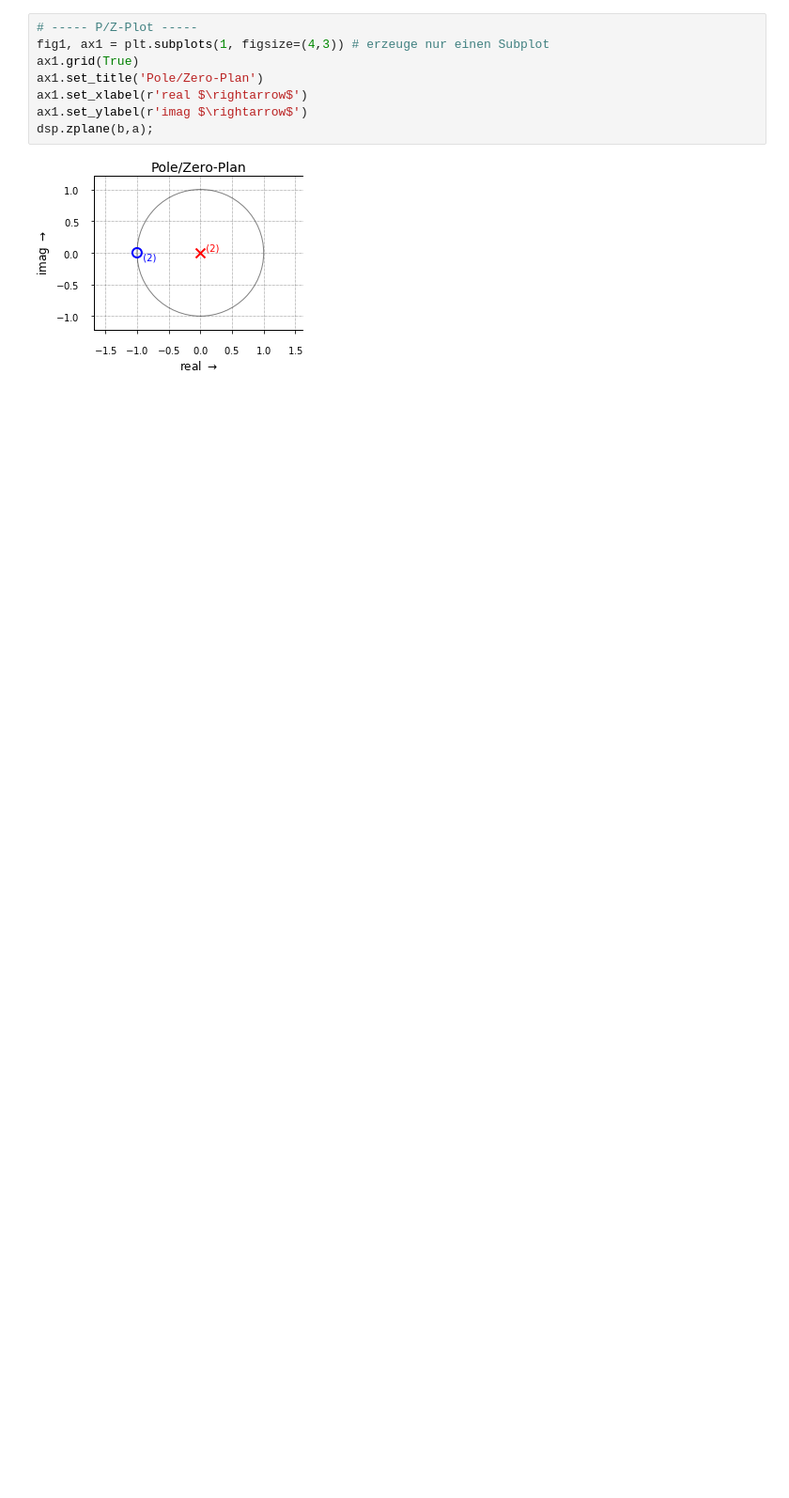
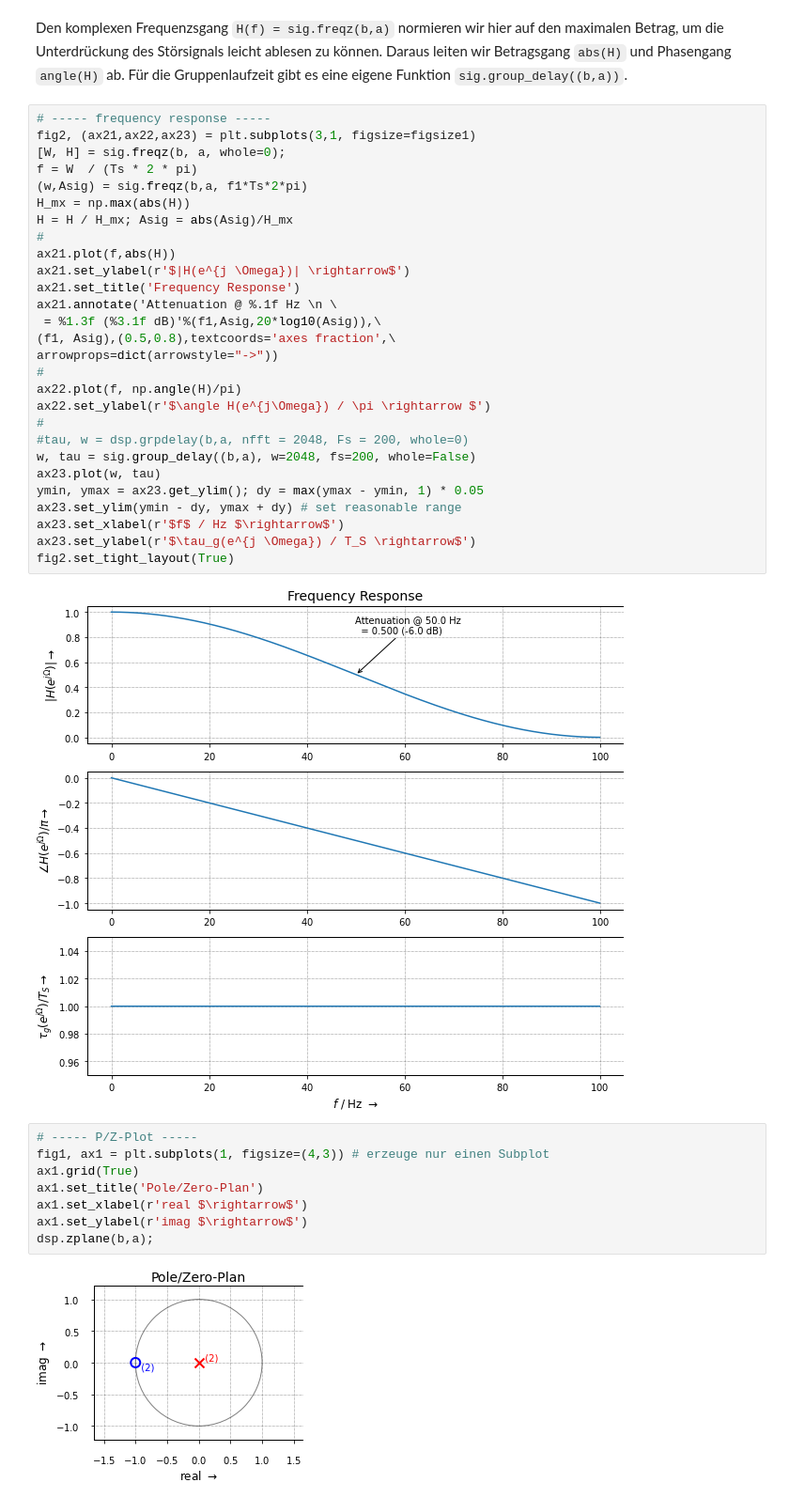
Before and after one commit to chipmuenk/dsp, a Jupyter notebook: notebooks/02_LTF/LTF-sensor.ipynb, the cells around one changed output. Shown at 94% size. Saved outputs shown, nothing was run; the diff lists cells and outputs as text; blank space fills up the shorter version.

```diff
--- a/notebooks/02_LTF/LTF-sensor.ipynb
+++ b/notebooks/02_LTF/LTF-sensor.ipynb
@@ -32,3 +67,35 @@ b = [1,2,1]; a = [1]
+# %% [markdown]
+Den komplexen Frequenzsgang `H(f) = sig.freqz(b,a)` normieren wir hier auf den maximalen Betrag, um die Unterdrückung des Störsignals leicht ablesen zu können. Daraus leiten wir Betragsgang `abs(H)` und Phasengang `angle(H)` ab. Für die Gruppenlaufzeit gibt es eine eigene Funktion `sig.group_delay((b,a))`.
+# %%
+# ----- frequency response -----
+fig2, (ax21,ax22,ax23) = plt.subplots(3,1, figsize=figsize1)
+[W, H] = sig.freqz(b, a, whole=0);
+f = W  / (Ts * 2 * pi)
+(w,Asig) = sig.freqz(b,a, f1*Ts*2*pi)
+H_mx = np.max(abs(H))
+H = H / H_mx; Asig = abs(Asig)/H_mx
+#
+ax21.plot(f,abs(H))
+ax21.set_ylabel(r'$|H(e^{j \Omega})| \rightarrow$')
+ax21.set_title('Frequency Response')
+ax21.annotate('Attenuation @ %.1f Hz \n \
+ = %1.3f (%3.1f dB)'%(f1,Asig,20*log10(Asig)),\
+(f1, Asig),(0.5,0.8),textcoords='axes fraction',\
+arrowprops=dict(arrowstyle="->"))
+#
+ax22.plot(f, np.angle(H)/pi)
+ax22.set_ylabel(r'$\angle H(e^{j\Omega}) / \pi \rightarrow $')
+#
+#tau, w = dsp.grpdelay(b,a, nfft = 2048, Fs = 200, whole=0)
+w, tau = sig.group_delay((b,a), w=2048, fs=200, whole=False)
+ax23.plot(w, tau)
+ymin, ymax = ax23.get_ylim(); dy = max(ymax - ymin, 1) * 0.05
+ax23.set_ylim(ymin - dy, ymax + dy) # set reasonable range
+ax23.set_xlabel(r'$f$ / Hz $\rightarrow$')
+ax23.set_ylabel(r'$\tau_g(e^{j \Omega}) / T_S \rightarrow$')
+fig2.set_tight_layout(True)
+# %% [output]
+[figure, added]
 # %%
 # ----- P/Z-Plot -----
 fig1, ax1 = plt.subplots(1, figsize=(4,3)) # erzeuge nur einen Subplot
```
Also changed, not shown: parts of 10 cells of this notebook, 4 other files.
